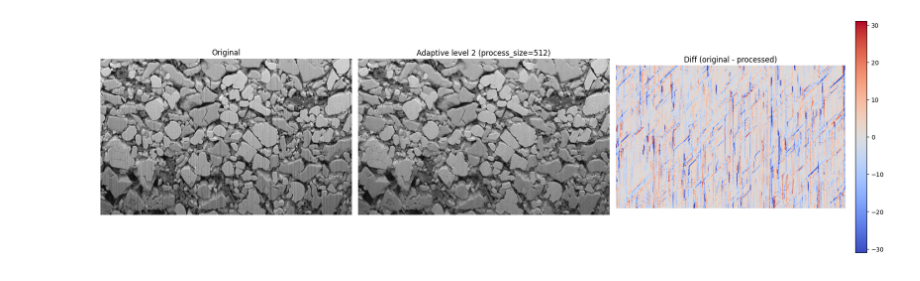
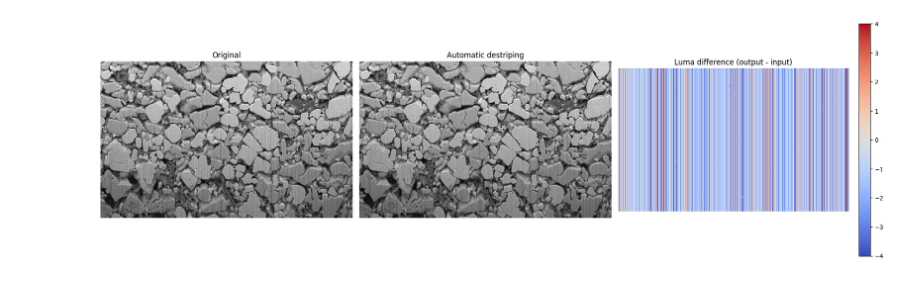
Before and after one commit to phykn/destripe, a Jupyter notebook: notebooks/test.ipynb, the cells around one changed output. Cells and saved outputs as stored; diff of their text form; code cells hidden in the pictures.

Commit message:
docs: update automatic destriping notebook

```diff
--- a/notebooks/test.ipynb
+++ b/notebooks/test.ipynb
@@ -12,21 +12,9 @@ if str(SRC) not in sys.path:
     sys.path.insert(0, str(SRC))
 
 from destripe import destripe
-from destripe.adaptive import estimate_adaptive_params, estimate_tile_mus
-from destripe.preprocess import prepare_solver_gray, rgb_to_luma
 
 PROCESS_SIZE = 512
-ADAPTIVE_LEVEL = 2
-TILES = 2
-VERBOSE = False
 
 img = np.array(Image.open(ROOT / "asset" / "sample_01.jpeg"))
-out = destripe(
-    img,
-    adaptive=ADAPTIVE_LEVEL,
-    process_size=PROCESS_SIZE,
-    iterations=1000,
-    tiles=TILES,
-    verbose=VERBOSE,
-)
+out = destripe(img, process_size=PROCESS_SIZE)
 # %%
@@ -74,34 +41,24 @@ tile mu2:
 # %%
-def make_luma(image):
-    array = np.asarray(image, dtype=np.float64)
-    if array.ndim == 3 and array.shape[2] == 3:
-        return rgb_to_luma(array)
-    if array.ndim == 3:
-        return array[..., 0]
-    return array
-
-
-diff = make_luma(img) - make_luma(out)
-diff_limit = np.percentile(np.abs(diff), 99)
+diff_limit = p99
 if diff_limit == 0:
     diff_limit = 1
 
 fig, axes = plt.subplots(1, 3, figsize=(18, 6))
 axes[0].imshow(img, cmap="gray" if img.ndim == 2 else None)
 axes[0].set_title("Original")
 axes[0].axis("off")
 axes[1].imshow(out, cmap="gray" if out.ndim == 2 else None)
-axes[1].set_title(f"Adaptive level {ADAPTIVE_LEVEL} (process_size={PROCESS_SIZE})")
+axes[1].set_title("Automatic destriping")
 axes[1].axis("off")
 diff_plot = axes[2].imshow(
-    diff,
+    luma_diff,
     cmap="coolwarm",
     vmin=-diff_limit,
     vmax=diff_limit,
 )
-axes[2].set_title("Diff (original - processed)")
+axes[2].set_title("Luma difference (output - input)")
 axes[2].axis("off")
 fig.colorbar(diff_plot, ax=axes[2], fraction=0.046, pad=0.04)
 plt.tight_layout()
 # %% [output]
-[figure, old version]
+[figure, new version]
```
Also changed, not shown: parts of 1 cell of this notebook.
